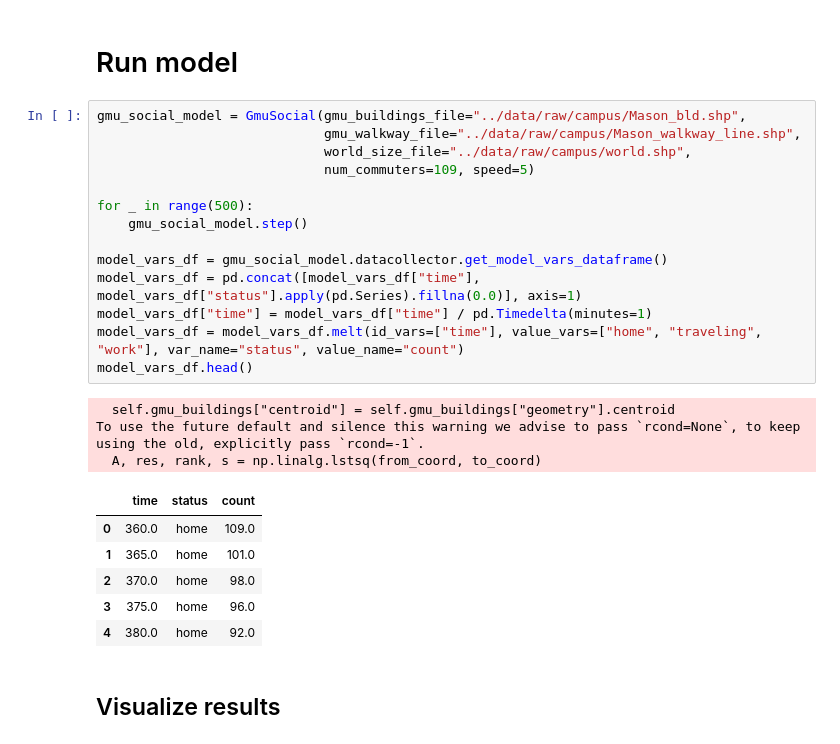
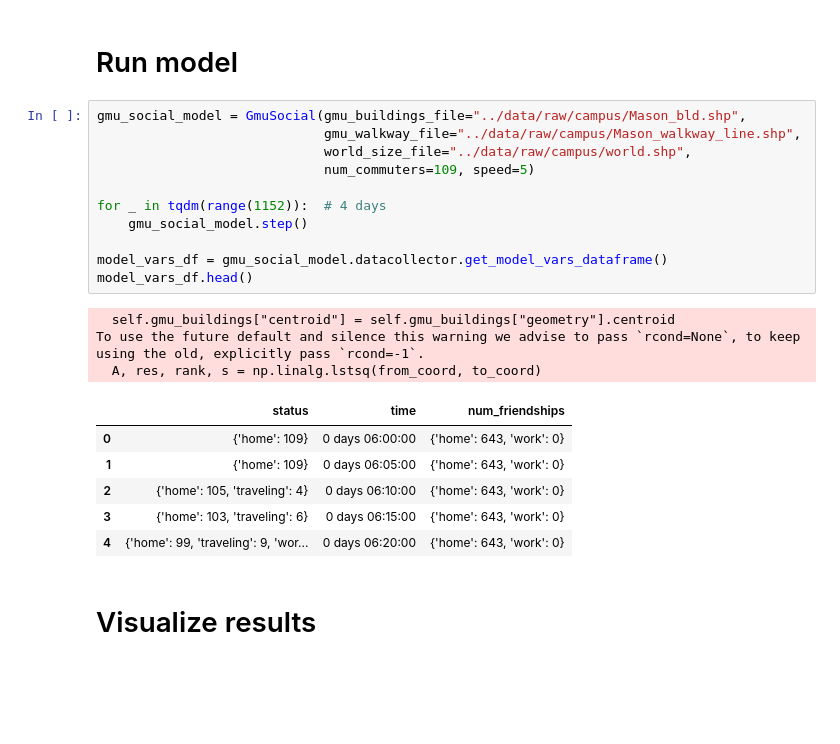
Before and after one commit to wang-boyu/agents-and-networks-in-python, a Jupyter notebook: notebooks/GMU Social Model in Python.ipynb, the cells around one changed output. Cells and saved outputs as stored; diff of their text form; blank space fills up the shorter version.

Commit message:
check work friends

```diff
--- a/notebooks/GMU Social Model in Python.ipynb
+++ b/notebooks/GMU Social Model in Python.ipynb
@@ -162,26 +162,23 @@ Name: geometry_transformed, Length: 201, dtype: geometry
 # %%
 gmu_social_model = GmuSocial(gmu_buildings_file="../data/raw/campus/Mason_bld.shp",
                              gmu_walkway_file="../data/raw/campus/Mason_walkway_line.shp",
                              world_size_file="../data/raw/campus/world.shp",
                              num_commuters=109, speed=5)
 
-for _ in range(500):
+for _ in tqdm(range(1152)):  # 4 days
     gmu_social_model.step()
 
 model_vars_df = gmu_social_model.datacollector.get_model_vars_dataframe()
-model_vars_df = pd.concat([model_vars_df["time"], model_vars_df["status"].apply(pd.Series).fillna(0.0)], axis=1)
-model_vars_df["time"] = model_vars_df["time"] / pd.Timedelta(minutes=1)
-model_vars_df = model_vars_df.melt(id_vars=["time"], value_vars=["home", "traveling", "work"], var_name="status", value_name="count")
 model_vars_df.head()
 # %% [output]
   self.gmu_buildings["centroid"] = self.gmu_buildings["geometry"].centroid
 To use the future default and silence this warning we advise to pass `rcond=None`, to keep using the old, explicitly pass `rcond=-1`.
   A, res, rank, s = np.linalg.lstsq(from_coord, to_coord)
-|  | time | status | count |
-| 0 | 360.0 | home | 109.0 |
-| 1 | 365.0 | home | 101.0 |
-| 2 | 370.0 | home | 98.0 |
-| 3 | 375.0 | home | 96.0 |
-| 4 | 380.0 | home | 92.0 |
+|  | status | time | num_friendships |
+| 0 | {'home': 109} | 0 days 06:00:00 | {'home': 643, 'work': 0} |
+| 1 | {'home': 109} | 0 days 06:05:00 | {'home': 643, 'work': 0} |
+| 2 | {'home': 105, 'traveling': 4} | 0 days 06:10:00 | {'home': 643, 'work': 0} |
+| 3 | {'home': 103, 'traveling': 6} | 0 days 06:15:00 | {'home': 643, 'work': 0} |
+| 4 | {'home': 99, 'traveling': 9, 'wor... | 0 days 06:20:00 | {'home': 643, 'work': 0} |
 # %% [markdown]
-## Visualize results
+# Visualize results
```
Also changed, not shown: parts of 4 cells of this notebook, 5 other files.
